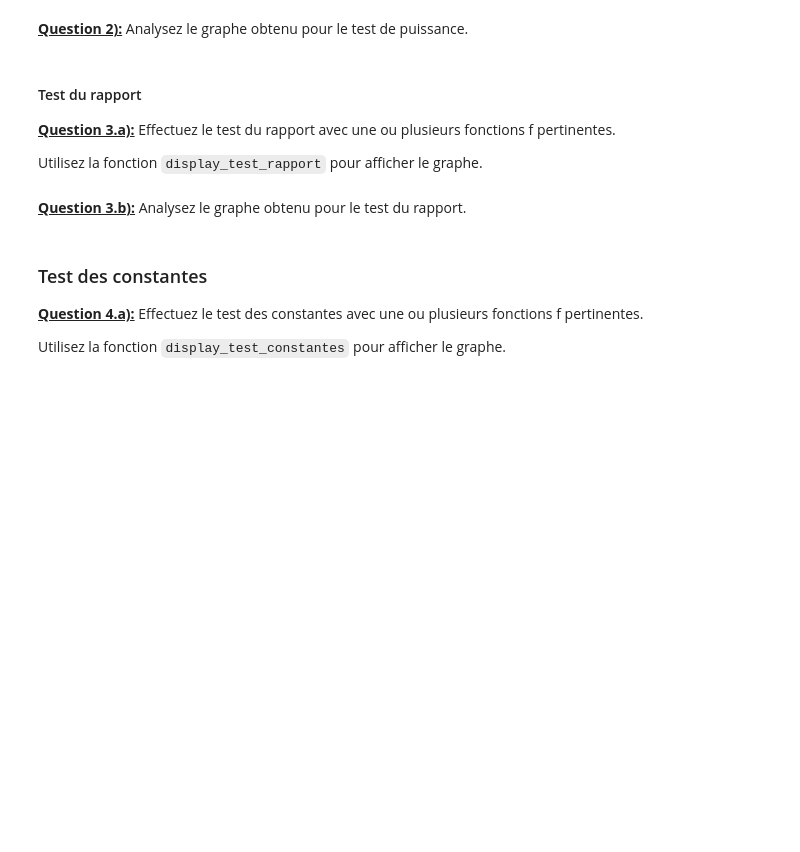
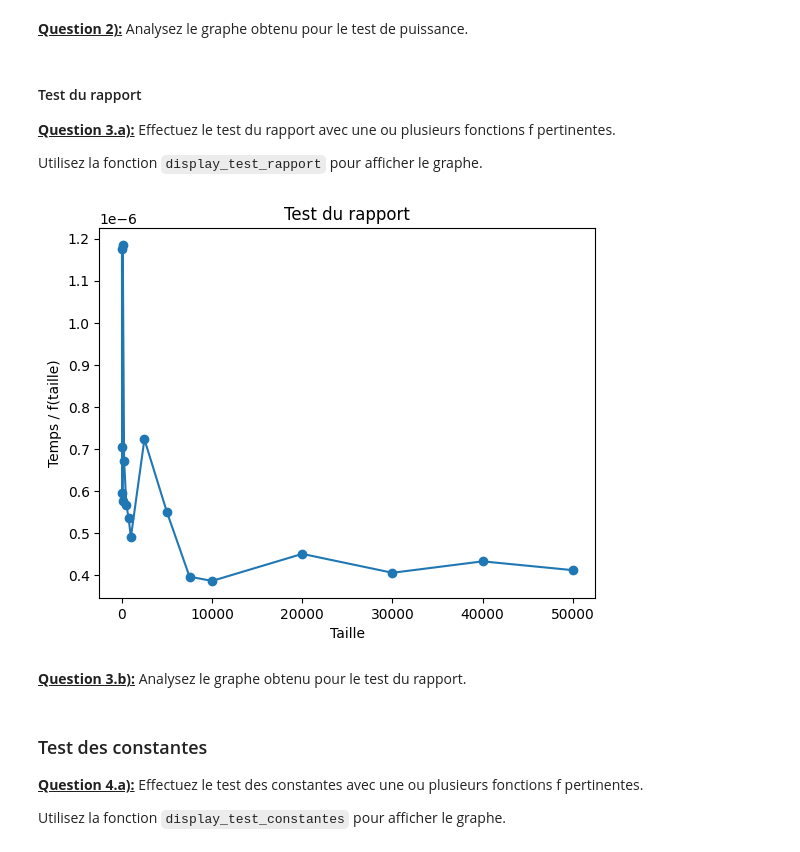
Before and after one commit to Za4khnissi/INF8775, a Jupyter notebook: TP1-H24.ipynb, the cells around one changed output. Drawn from its saved outputs; the diff is of its cells as text; code cells hidden in the pictures; blank space fills up the shorter version.

```diff
--- a/TP1-H24.ipynb
+++ b/TP1-H24.ipynb
@@ -454,6 +478,6 @@ verification_plot(example_buildings, skyline_divide_and_conquer(example_building
 ### Mesures (seuil 1)
 # %%
 # TODO: Utilisez un de vos matricules comme graine et une liste de tailles judicieusement choisies
-dataset = get_dataset(123456789, [])
+dataset = get_dataset(1989641, [10, 25, 50, 75, 100, 250, 500, 750, 1000 , 2500, 5000, 7500, 10000, 20000, 30000, 40000, 50000])
 # %%
 measures_divide_naive_threshold = measure_procedure(skyline_divide_and_conquer, dataset)
@@ -480,9 +527,11 @@ Utilisez la fonction `display_test_rapport` pour afficher le graphe.
 # %%
 # TODO: définissez f judicieusement
 def f(x):
-    return 0
+    return x * math.log(x, 2)
 
 display_test_rapport(values_test_rapport(measures_divide_naive_threshold, f))
+# %% [output]
+[figure, added]
 # %% [markdown]
 <u>**Question 3.b):**</u> Analysez le graphe obtenu pour le test du rapport.
 # %% [markdown]
```
Also changed, not shown: parts of 13 cells of this notebook.
